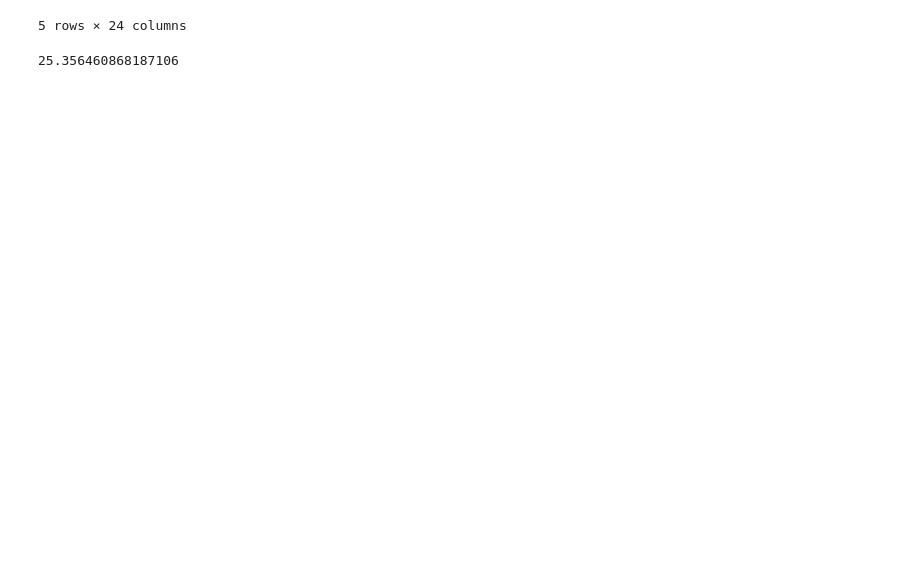
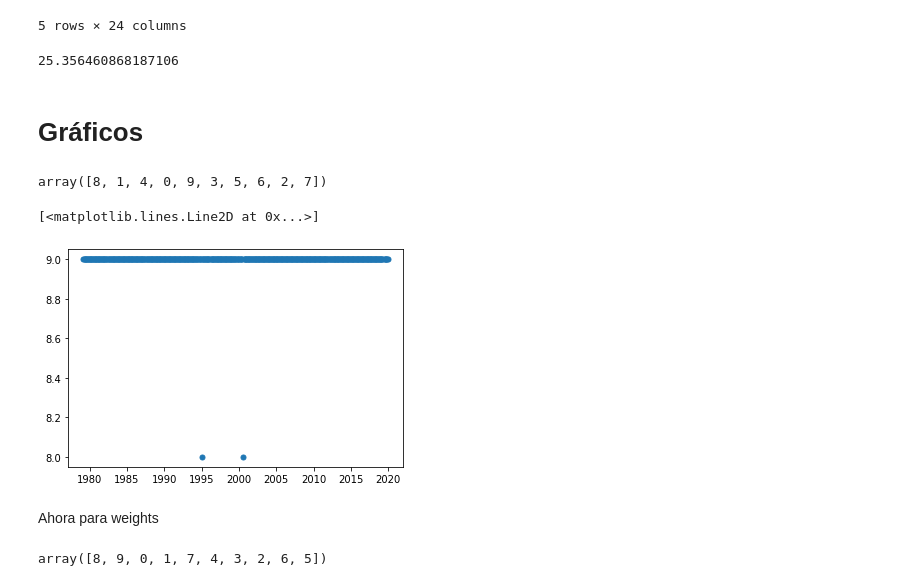
Before and after one commit to LCaravaggio/politext, a Jupyter notebook: GS.ipynb, the cells around one changed output. Drawn from its saved outputs; the diff is of its cells as text; code cells hidden in the pictures; blank space fills up the shorter version.

```diff
--- a/GS.ipynb
+++ b/GS.ipynb
@@ -481,3 +481,28 @@ base.head(5)
 (matrix != 0).sum(1).mean()
 # %% [output]
 25.356460868187106
+# %% [markdown]
+# Gráficos
+# %%
+base['Topic_FREX'].unique()
+# %% [output]
+array([8, 1, 4, 0, 9, 3, 5, 6, 2, 7])
+# %%
+base['Year']=pd.DatetimeIndex(base.fecha).year
+base['Month']=pd.DatetimeIndex(base.fecha).month
+# %%
+import datetime
+graf=base.groupby(['Year', 'Month'], as_index=False)['Topic_FREX'].max()
+# %%
+graf['date'] = graf.apply(lambda x: datetime.datetime(x['Year'], x['Month'], 1), axis=1)
+# %%
+plt.plot(graf.date, graf.Topic_FREX, linewidth=0, markersize=5, marker='o')
+# %% [output]
+[<matplotlib.lines.Line2D at 0x...>]
+[figure, added]
+# %% [markdown]
+Ahora para weights
+# %%
+base['Topic_weight'].unique()
+# %% [output]
+array([8, 9, 0, 1, 7, 4, 3, 2, 6, 5])
```
Also changed, not shown: parts of 4 cells of this notebook.
